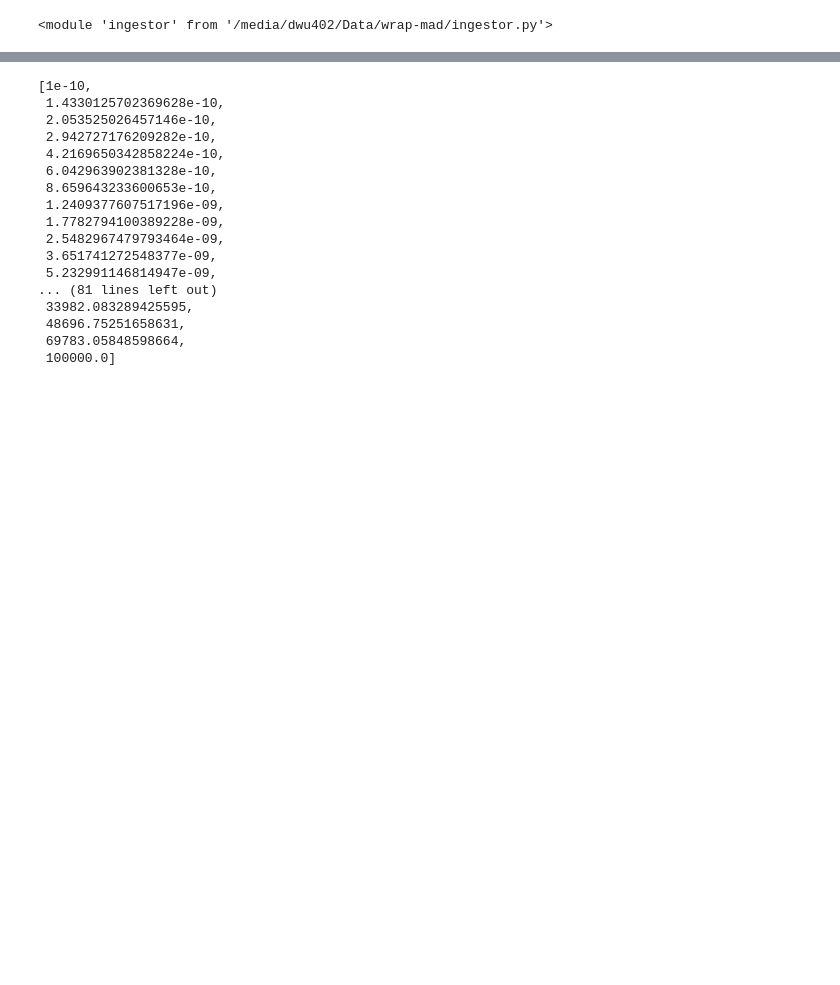
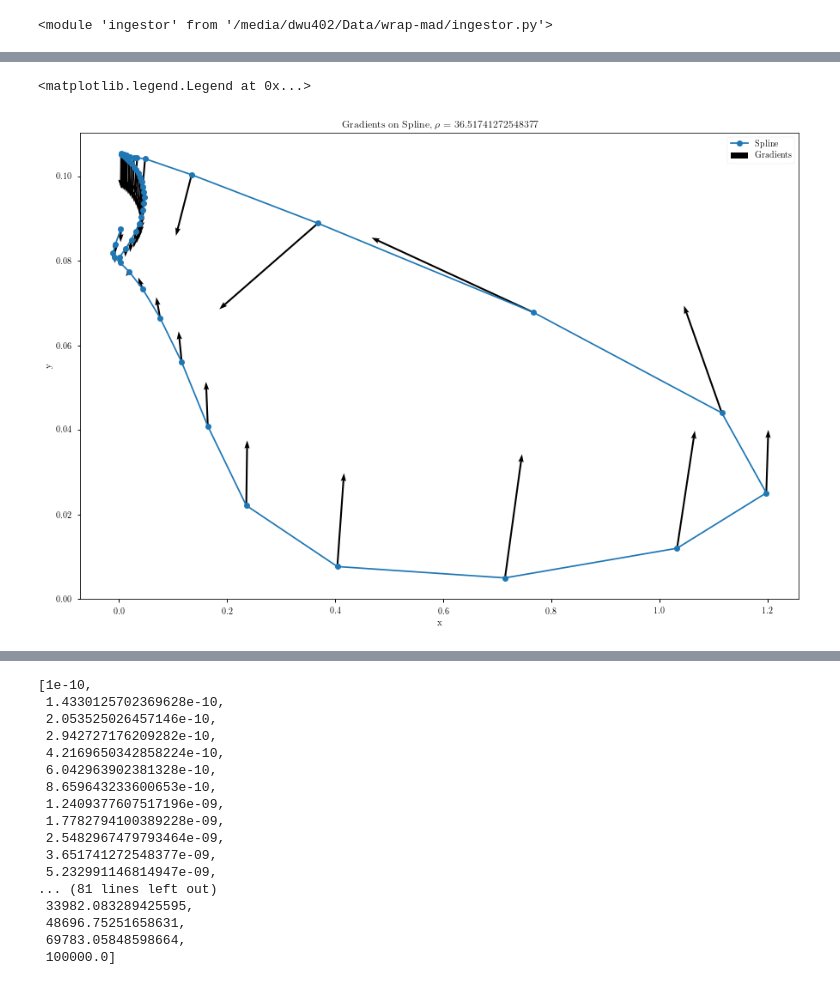
Before and after one commit to dwu402/self-harm, a Jupyter notebook: smol_case.ipynb, the cells around one changed output, grey strips where cells are left out. Saved outputs shown, nothing was run; the diff lists cells and outputs as text; code cells hidden in the pictures; blank space fills up the shorter version.

```diff
--- a/smol_case.ipynb
+++ b/smol_case.ipynb
@@ -144,3 +144,14 @@ plt.legend(["Spline", "Data", "Gradients"])
+# %%
+plt.plot(xs_end[0], xs_end[1], 'o-')
+plt.quiver(xs_end[0], xs_end[1], spline_dfield[:,0], spline_dfield[:,1],
+           scale=None, angles='xy', headwidth=3, headlength=4.5, headaxislength=4, width=0.0025)
+plt.title(f"Gradients on Spline, $\\rho$ = {target_rho}")
+plt.xlabel("x")
+plt.ylabel("y")
+plt.legend(["Spline", "Gradients"])
+# %% [output]
+<matplotlib.legend.Legend at 0x...>
+[figure, added]
 # %%
 inner_objective_values = np.array([[r, solver.problems[0].cache.results[tokey(r, v)].fun] for r,v in zip(rhos, vals)])
 dfield = np.hstack([np.array(rhos).reshape(-1,1),
```
Also changed, not shown: parts of 11 cells of this notebook, 1 other file.
